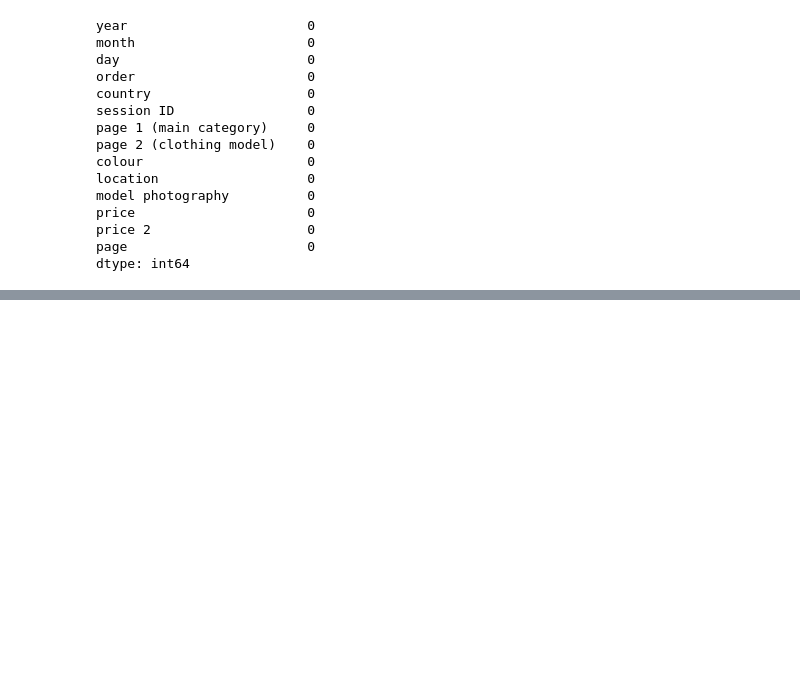
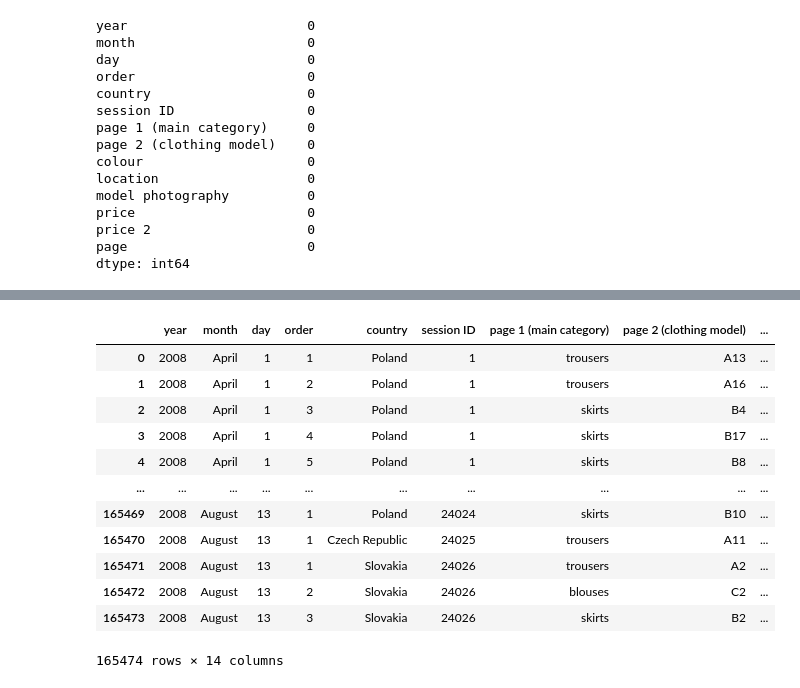
Before and after one commit to SnehaPamali/ML-PIPELINE, a Jupyter notebook: notebooks/EDA.ipynb, the cells around one changed output, grey strips where cells are left out. Saved outputs shown, nothing was run; the diff lists cells and outputs as text; code cells hidden in the pictures; blank space fills up the shorter version.

```diff
--- a/notebooks/EDA.ipynb
+++ b/notebooks/EDA.ipynb
@@ -36,0 +48,20 @@ dtype: int64
+# %%
+
+color_map = {
+    1: 'beige',
+    2: 'black',
+    3: 'blue',
+    4: 'brown',
+    5: 'burgundy',
+    6: 'gray',
+    7: 'green',
+    8: 'navy blue',
+    9: 'of many colors',
+    10: 'olive',
+    11: 'pink',
+    12: 'red',
+    13: 'violet',
+    14: 'white'
+}
+# %%
+df['colour'].replace(color_map, inplace=True)
@@ -36,0 +140,16 @@ dtype: int64
+# %%
+df
+# %% [output]
+|  | year | month | day | order | country | session ID | page 1 (main category) | page 2 (clothing model) | ... |
+| 0 | 2008 | April | 1 | 1 | Poland | 1 | trousers | A13 | ... |
+| 1 | 2008 | April | 1 | 2 | Poland | 1 | trousers | A16 | ... |
+| 2 | 2008 | April | 1 | 3 | Poland | 1 | skirts | B4 | ... |
+| 3 | 2008 | April | 1 | 4 | Poland | 1 | skirts | B17 | ... |
+| 4 | 2008 | April | 1 | 5 | Poland | 1 | skirts | B8 | ... |
+| ... | ... | ... | ... | ... | ... | ... | ... | ... | ... |
+| 165469 | 2008 | August | 13 | 1 | Poland | 24024 | skirts | B10 | ... |
+| 165470 | 2008 | August | 13 | 1 | Czech Republic | 24025 | trousers | A11 | ... |
+| 165471 | 2008 | August | 13 | 1 | Slovakia | 24026 | trousers | A2 | ... |
+| 165472 | 2008 | August | 13 | 2 | Slovakia | 24026 | blouses | C2 | ... |
+| 165473 | 2008 | August | 13 | 3 | Slovakia | 24026 | skirts | B2 | ... |
+165474 rows × 14 columns
```
Also changed, not shown: parts of 19 cells of this notebook, 10 other files.
